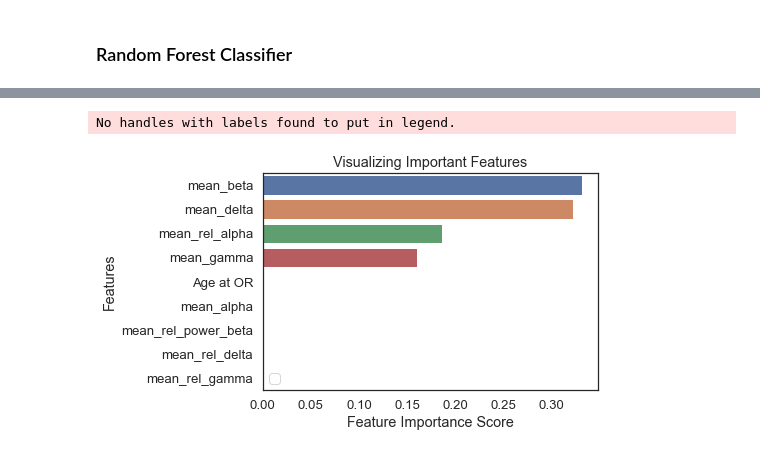
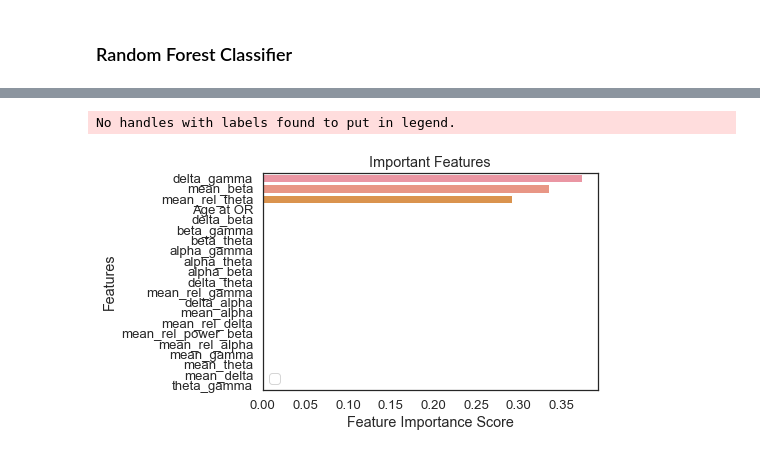
Before and after one commit to elifozkn/EEG-Burst-Suppression-Analysis, a Jupyter notebook: EEG-BS.ipynb, the cells around one changed output, grey strips where cells are left out. Drawn from its saved outputs; the diff is of its cells as text; code cells hidden in the pictures.

```diff
--- a/EEG-BS.ipynb
+++ b/EEG-BS.ipynb
@@ -388,0 +426,4 @@ annotated_df
+# %%
+annotated_df  = patients_df[final_df["BS"].notna()]
+not_annotated_df = patients_df[final_df["BS"].isna()]
+sns.countplot(x='BS', data=annotated_df);
@@ -407,11 +506,13 @@ from sklearn.ensemble import RandomForestClassifier
 # %%
 feature_cols = ['Age at OR', 'mean_alpha', 'mean_beta', 'mean_delta',
-        'mean_gamma', 'mean_rel_alpha', 'mean_rel_power_beta',
-       'mean_rel_delta', 'mean_rel_gamma']
+       'mean_theta', 'mean_gamma', 'mean_rel_alpha', 'mean_rel_power_beta',
+       'mean_rel_delta', 'mean_rel_theta', 'mean_rel_gamma', 'delta_alpha',
+       'delta_beta', 'delta_theta', 'delta_gamma', 'alpha_beta', 'alpha_theta',
+       'alpha_gamma', 'beta_theta', 'beta_gamma', 'theta_gamma']
 X = annotated_df[feature_cols]
 y = annotated_df.BS
 # %%
-X_train, X_test, y_train, y_test = train_test_split(X, y, test_size=0.2, random_state=1) # 70% training and 30% test
+X_train, X_test, y_train, y_test = train_test_split(X, y, test_size=0.34, random_state=1) # 70% training and 30% test
 # Create Decision Tree classifer object
 clf = DecisionTreeClassifier(criterion='entropy', max_depth=3)
 
@@ -468,11 +567,15 @@ weighted avg       0.56      0.59      0.50        27
 # %% [markdown]
 ### Random Forest Classifier
 # %%
-cols = ['Age at OR', 'mean_alpha','mean_beta', 'mean_delta',
-        'mean_gamma', 'mean_rel_alpha', 'mean_rel_power_beta',
-       'mean_rel_delta', 'mean_rel_gamma']
-feature_cols = ['mean_alpha','mean_theta','mean_beta', 'mean_delta',
-        'mean_gamma','mean_rel_alpha']
+cols = ['Age at OR', 'mean_alpha', 'mean_beta', 'mean_delta',
+       'mean_theta', 'mean_gamma', 'mean_rel_alpha', 'mean_rel_power_beta',
+       'mean_rel_delta', 'mean_rel_theta', 'mean_rel_gamma', 'delta_alpha',
+       'delta_beta', 'delta_theta', 'delta_gamma', 'alpha_beta', 'alpha_theta',
+       'alpha_gamma', 'beta_theta', 'beta_gamma', 'theta_gamma']
+feature_cols = ['mean_beta', 'mean_delta',
+        'mean_gamma',
+        'delta_gamma',
+        'beta_gamma']
 X = annotated_df[feature_cols]
 y = annotated_df.BS
 X_train, X_test, y_train, y_test = train_test_split(X, y, test_size=0.34)
@@ -495,16 +598,17 @@ Accuracy: 0.717391304347826
 # %%
-feature_imp = pd.Series(clf.feature_importances_,index=cols ).sort_values(ascending=False)
+feature_imp = pd.Series(clf.feature_importances_,index=cols).sort_values(ascending=False)
 import matplotlib.pyplot as plt
 import seaborn as sns
+
 %matplotlib inline
 # Creating a bar plot
 sns.barplot(x=feature_imp, y=feature_imp.index)
 # Add labels to your graph
 plt.xlabel('Feature Importance Score')
 plt.ylabel('Features')
-plt.title("Visualizing Important Features")
+plt.title("Important Features")
 plt.legend()
 plt.show()
 # %% [output]
 No handles with labels found to put in legend.
-[figure, old version]
+[figure, new version]
```
Also changed, not shown: parts of 24 cells of this notebook.
